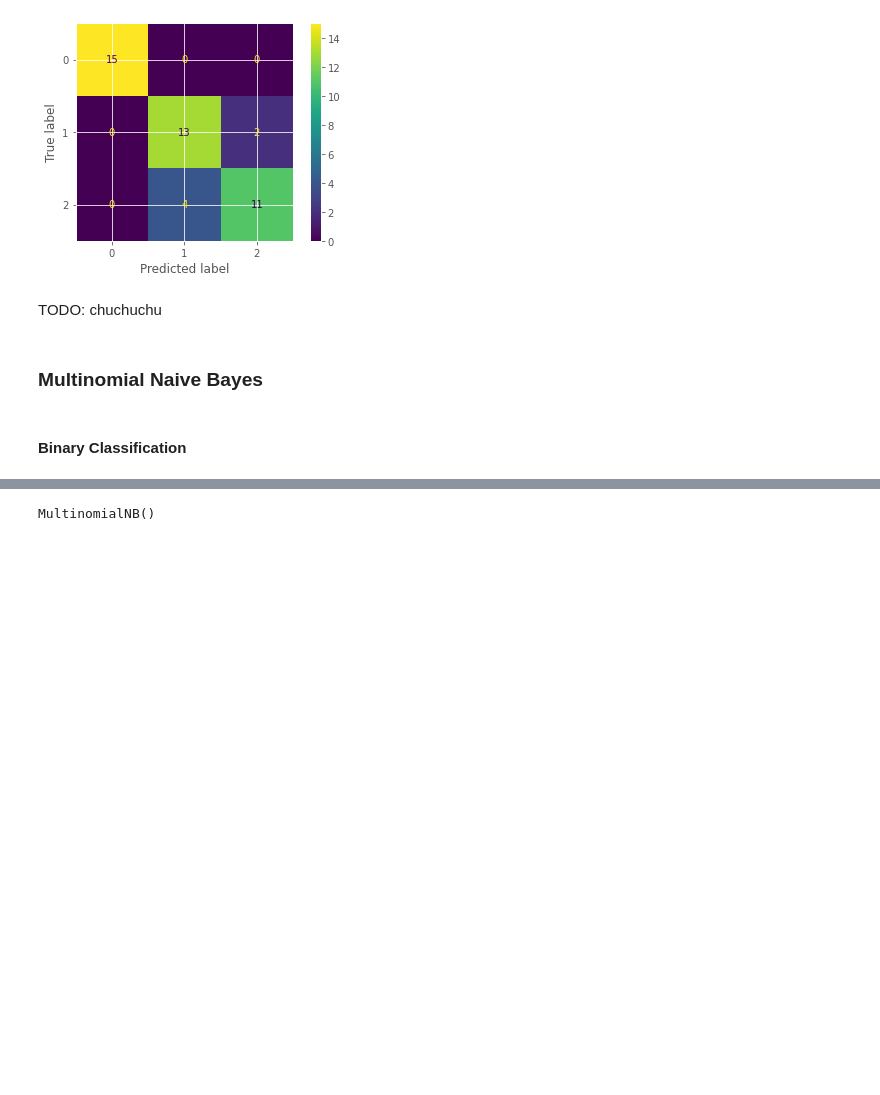
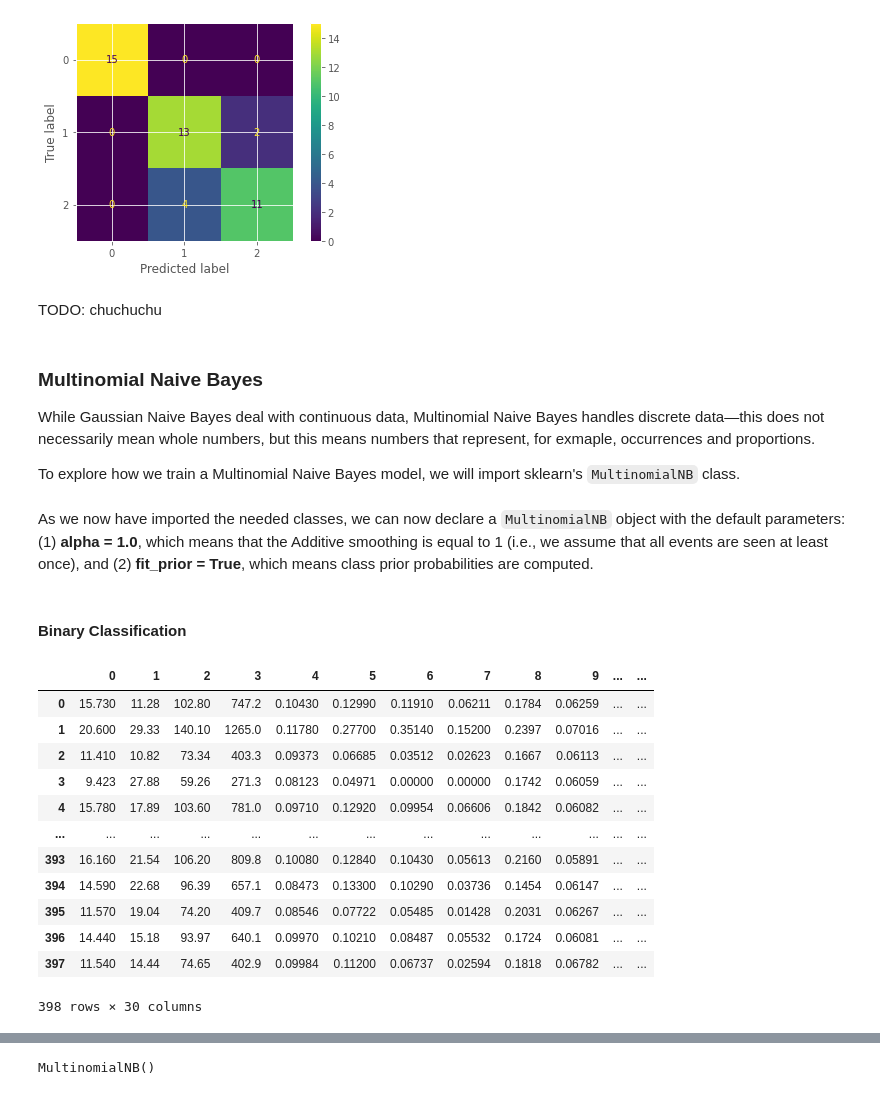
Before and after one commit to francheska-vicente/stintsy-naivebayes, a Jupyter notebook: lecture_notes.ipynb, the cells around one changed output, grey strips where cells are left out. Drawn from its saved outputs; the diff is of its cells as text; code cells hidden in the pictures; blank space fills up the shorter version.

```diff
--- a/lecture_notes.ipynb
+++ b/lecture_notes.ipynb
@@ -184,9 +184,30 @@ plt.show()
 TODO: chuchuchu
 # %% [markdown]
 ### Multinomial Naive Bayes
+While Gaussian Naive Bayes deal with continuous data, Multinomial Naive Bayes handles discrete data—this does not necessarily mean whole numbers, but this means numbers that represent, for exmaple, occurrences and proportions.
+
+To explore how we train a Multinomial Naive Bayes model, we will import sklearn's `MultinomialNB` class.
 # %%
 from sklearn.naive_bayes import MultinomialNB
+# %% [markdown]
+As we now have imported the needed classes, we can now declare a `MultinomialNB` object with the default parameters: (1) **alpha = 1.0**, which means that the Additive smoothing is equal to 1 (i.e., we assume that all events are seen at least once), and (2) **fit_prior = True**, which means class prior probabilities are computed.
 # %%
 mnb = MultinomialNB()
 # %% [markdown]
 #### Binary Classification
+# %%
+pd.DataFrame(X_train_bc)
+# %% [output]
+|  | 0 | 1 | 2 | 3 | 4 | 5 | 6 | 7 | 8 | 9 | ... | ... |
+| 0 | 15.730 | 11.28 | 102.80 | 747.2 | 0.10430 | 0.12990 | 0.11910 | 0.06211 | 0.1784 | 0.06259 | ... | ... |
+| 1 | 20.600 | 29.33 | 140.10 | 1265.0 | 0.11780 | 0.27700 | 0.35140 | 0.15200 | 0.2397 | 0.07016 | ... | ... |
+| 2 | 11.410 | 10.82 | 73.34 | 403.3 | 0.09373 | 0.06685 | 0.03512 | 0.02623 | 0.1667 | 0.06113 | ... | ... |
+| 3 | 9.423 | 27.88 | 59.26 | 271.3 | 0.08123 | 0.04971 | 0.00000 | 0.00000 | 0.1742 | 0.06059 | ... | ... |
+| 4 | 15.780 | 17.89 | 103.60 | 781.0 | 0.09710 | 0.12920 | 0.09954 | 0.06606 | 0.1842 | 0.06082 | ... | ... |
+| ... | ... | ... | ... | ... | ... | ... | ... | ... | ... | ... | ... | ... |
+| 393 | 16.160 | 21.54 | 106.20 | 809.8 | 0.10080 | 0.12840 | 0.10430 | 0.05613 | 0.2160 | 0.05891 | ... | ... |
+| 394 | 14.590 | 22.68 | 96.39 | 657.1 | 0.08473 | 0.13300 | 0.10290 | 0.03736 | 0.1454 | 0.06147 | ... | ... |
+| 395 | 11.570 | 19.04 | 74.20 | 409.7 | 0.08546 | 0.07722 | 0.05485 | 0.01428 | 0.2031 | 0.06267 | ... | ... |
+| 396 | 14.440 | 15.18 | 93.97 | 640.1 | 0.09970 | 0.10210 | 0.08487 | 0.05532 | 0.1724 | 0.06081 | ... | ... |
+| 397 | 11.540 | 14.44 | 74.65 | 402.9 | 0.09984 | 0.11200 | 0.06737 | 0.02594 | 0.1818 | 0.06782 | ... | ... |
+398 rows × 30 columns
```
Also changed, not shown: parts of 1 cell of this notebook.
